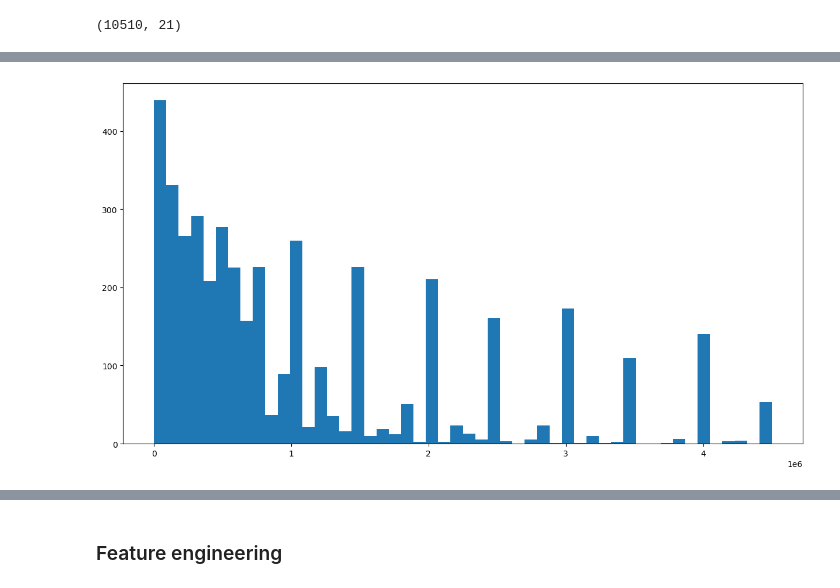
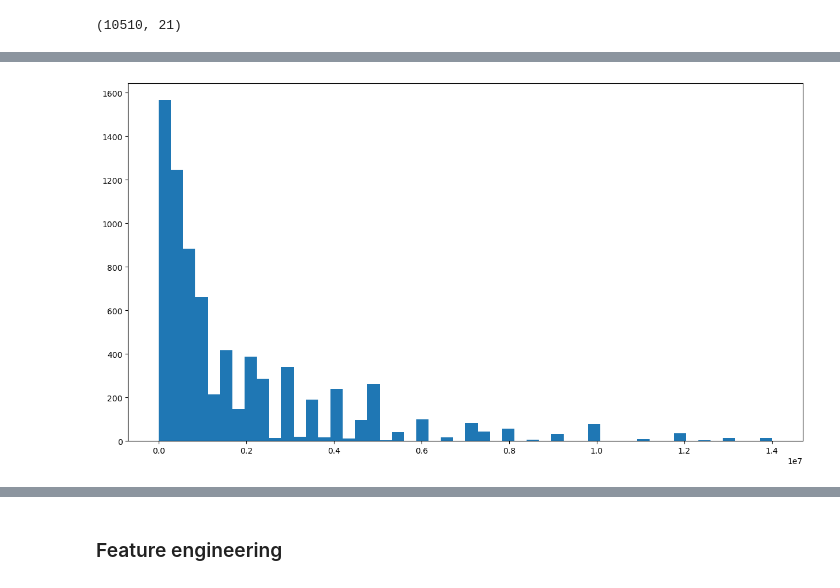
Before and after one commit to Tuwaiq-DS-ML-bootcamp-V-8/Usecase-7, a Jupyter notebook: EDA explain template.ipynb, the cells around one changed output, grey strips where cells are left out. Cells and saved outputs as stored; diff of their text form; code cells hidden in the pictures.

```diff
--- a/EDA explain template.ipynb
+++ b/EDA explain template.ipynb
@@ -445,5 +325,7 @@ plt.hist(df[(df['minutes played'] >= Q1 - 1.5 * IQR) & (df['minutes played'] <=
 # %%
-df = df[(df['minutes played'] >= Q1 - 1.5 * IQR) & (df['minutes played'] <= Q3 + 1.5 * IQR)]
+#Filter minutes played outliers  if minutes played < 8000 i will take it
+
+df = df[df['minutes played'] < 8000]
 # %%
 df.shape
 # %% [output]
@@ -483,5 +343,7 @@ plt.hist(df[(df['games_injured'] >= Q1 - 1.5 * IQR) & (df['games_injured'] <= Q3
 # %%
-df = df[(df['games_injured'] >= Q1 - 1.5 * IQR) & (df['games_injured'] <= Q3 + 1.5 * IQR)]
+#Filter games_injured outliers  if games_injured < 60 i will take it
+
+df = df[df['games_injured'] < 60]
 # %%
 df.shape
 # %% [output]
@@ -502,5 +360,7 @@ plt.hist(df[(df['award'] >= Q1 - 1.5 * IQR) & (df['award'] <= Q3 + 1.5 * IQR)]['
 # %%
-df = df[(df['award'] >= Q1 - 1.5 * IQR) & (df['award'] <= Q3 + 1.5 * IQR)]
+#Filter award outliers  if award < 60 i will take it
+
+df = df[df['award']<=6]
 # %%
 df.shape
 # %% [output]
@@ -521,5 +378,7 @@ plt.hist(df[(df['current_value'] >= Q1 - 1.5 * IQR) & (df['current_value'] <= Q3
 # %%
-df = df[(df['current_value'] >= Q1 - 1.5 * IQR) & (df['current_value'] <= Q3 + 1.5 * IQR)]
+#Show current_value outliers  if current_value < 6000000 i will take it
+
+df = df[df['current_value'] < 6000000]
 # %%
 df.shape
 # %% [output]
@@ -527,14 +386,12 @@ df.shape
 # %%
 plt.figure(figsize=(15,8))
-# show 'highest_value' values and do statical method to outbounding outliers
-#plt.hist(df['highest_value']);
-Q1 = df['highest_value'].quantile(0.25)
-Q3 = df['highest_value'].quantile(0.75)
-IQR = Q3 - Q1
+
+#Show highest_value outliers  if highest_value < 15000000 i will take it
 
 
-#plt.hist(df['highest_value'], bins=40)
-plt.hist(df[(df['highest_value'] >= Q1 - 1.5 * IQR) & (df['highest_value'] <= Q3 + 1.5 * IQR)]['highest_value'], bins=50);
+
+plt.hist(df[df['highest_value'] < 15000000]['highest_value'], bins=50)
+plt.show()
 # %% [output]
-[figure, old version]
+[figure, new version]
 # %%
```
Also changed, not shown: parts of 74 cells of this notebook.
